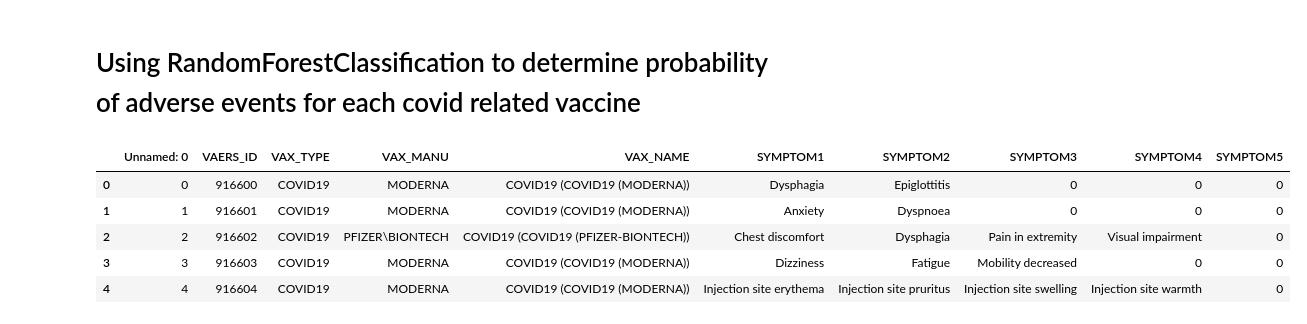
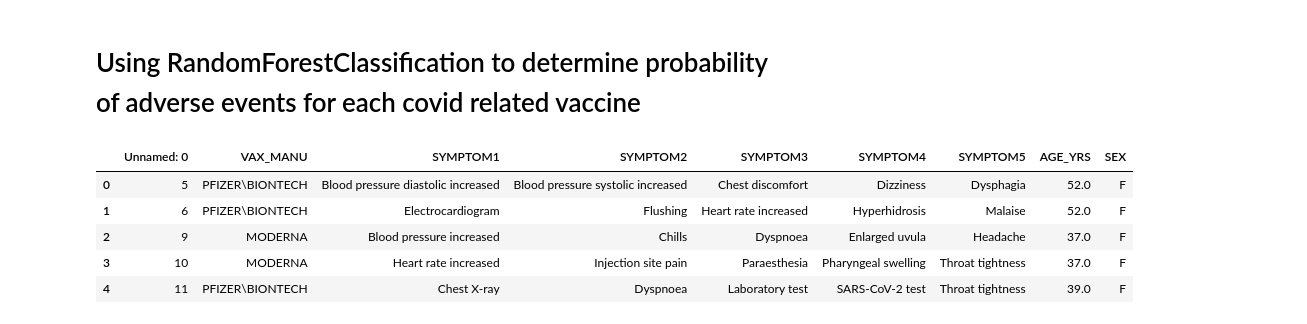
Before and after one commit to jvera01/COVID19_VAERS_ANALYSIS, a Jupyter notebook: Notebooks/RandomForest_VAERS.ipynb, the cells around one changed output. Drawn from its saved outputs; the diff is of its cells as text; code cells hidden in the pictures.

```diff
--- a/Notebooks/RandomForest_VAERS.ipynb
+++ b/Notebooks/RandomForest_VAERS.ipynb
@@ -3,22 +3,24 @@
 # %%
 # Import our dependencies
 from sklearn.model_selection import train_test_split
 from sklearn.preprocessing import StandardScaler
 from sklearn.ensemble import RandomForestClassifier
 from sklearn.metrics import accuracy_score
+from sklearn.preprocessing import LabelEncoder
 from sklearn.preprocessing import OneHotEncoder
+from sklearn import preprocessing
 import pandas as pd
 import tensorflow as tf
 
 # Import our input dataset
-vaxsymp = pd.read_csv('../Resources/Data/VAERSvaxsymptoms.csv')
+vaxsymp = pd.read_csv('../Resources/Data/MLdata.csv')
 vaxsymp.head()
 # %% [output]
-|  | Unnamed: 0 | VAERS_ID | VAX_TYPE | VAX_MANU | VAX_NAME | SYMPTOM1 | SYMPTOM2 | SYMPTOM3 | SYMPTOM4 | SYMPTOM5 |
-| 0 | 0 | 916600 | COVID19 | MODERNA | COVID19 (COVID19 (MODERNA)) | Dysphagia | Epiglottitis | 0 | 0 | 0 |
-| 1 | 1 | 916601 | COVID19 | MODERNA | COVID19 (COVID19 (MODERNA)) | Anxiety | Dyspnoea | 0 | 0 | 0 |
-| 2 | 2 | 916602 | COVID19 | PFIZER\BIONTECH | COVID19 (COVID19 (PFIZER-BIONTECH)) | Chest discomfort | Dysphagia | Pain in extremity | Visual impairment | 0 |
-| 3 | 3 | 916603 | COVID19 | MODERNA | COVID19 (COVID19 (MODERNA)) | Dizziness | Fatigue | Mobility decreased | 0 | 0 |
-| 4 | 4 | 916604 | COVID19 | MODERNA | COVID19 (COVID19 (MODERNA)) | Injection site erythema | Injection site pruritus | Injection site swelling | Injection site warmth | 0 |
+|  | Unnamed: 0 | VAX_MANU | SYMPTOM1 | SYMPTOM2 | SYMPTOM3 | SYMPTOM4 | SYMPTOM5 | AGE_YRS | SEX |
+| 0 | 5 | PFIZER\BIONTECH | Blood pressure diastolic increased | Blood pressure systolic increased | Chest discomfort | Dizziness | Dysphagia | 52.0 | F |
+| 1 | 6 | PFIZER\BIONTECH | Electrocardiogram | Flushing | Heart rate increased | Hyperhidrosis | Malaise | 52.0 | F |
+| 2 | 9 | MODERNA | Blood pressure increased | Chills | Dyspnoea | Enlarged uvula | Headache | 37.0 | F |
+| 3 | 10 | MODERNA | Heart rate increased | Injection site pain | Paraesthesia | Pharyngeal swelling | Throat tightness | 37.0 | F |
+| 4 | 11 | PFIZER\BIONTECH | Chest X-ray | Dyspnoea | Laboratory test | SARS-CoV-2 test | Throat tightness | 39.0 | F |
 # %%
 # Run once then comment out. Probably.
```
Also changed, not shown: parts of 15 cells of this notebook, 8 other files.
